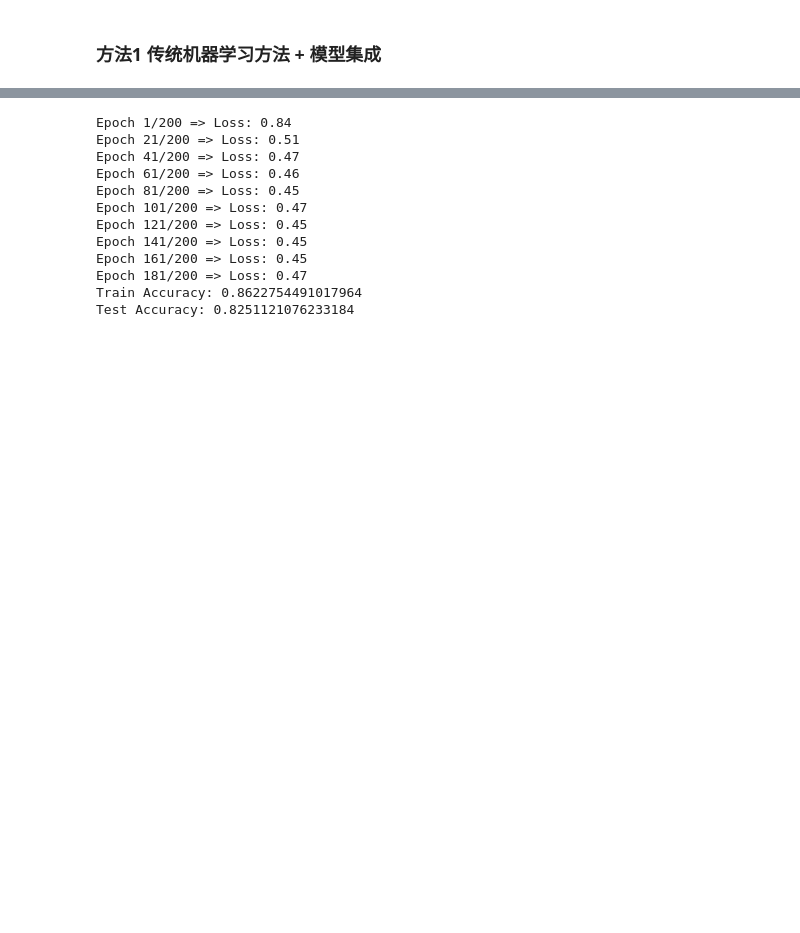
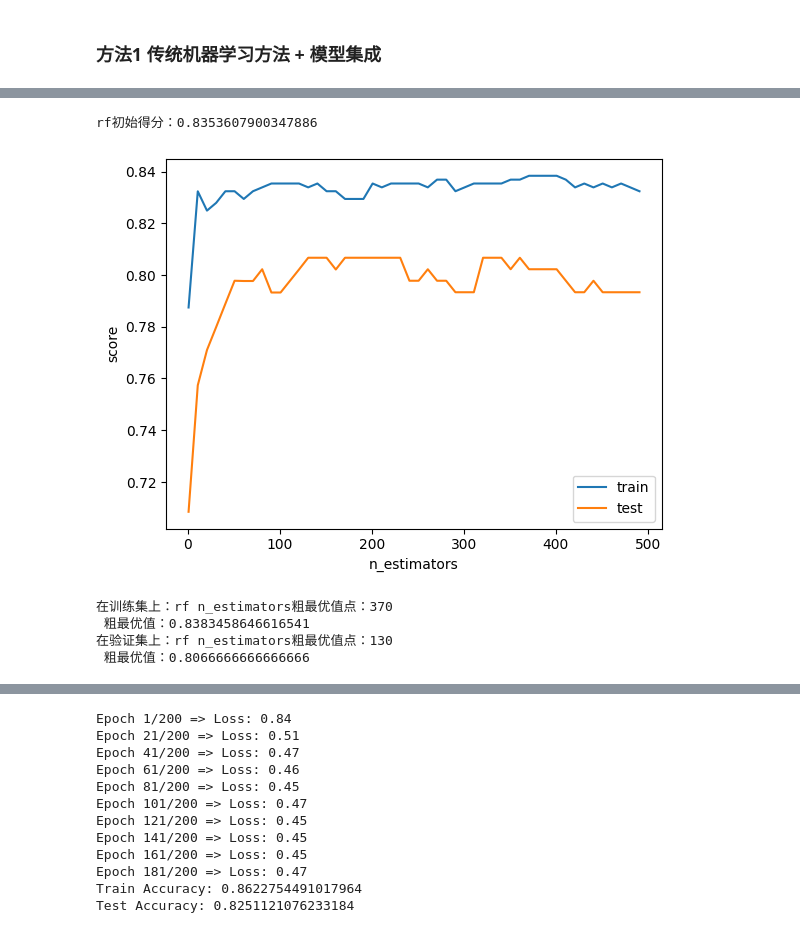
Before and after one commit to yuanmengqi/Titanic_prediction, a Jupyter notebook: Titanic.ipynb, the cells around one changed output, grey strips where cells are left out. Drawn from its saved outputs; the diff is of its cells as text; code cells hidden in the pictures; blank space fills up the shorter version.

```diff
--- a/Titanic.ipynb
+++ b/Titanic.ipynb
@@ -893,0 +776,34 @@ output_total['Survived_xgb'] = xgb.predict(X_test)
+# %%
+rf = RandomForestClassifier(n_estimators=100, max_depth=5, random_state=1)
+# 5折交叉验证计算初始得分
+print(f"rf初始得分：{cross_val_score(rf, train_x, train_y, cv=5).mean()}")
+
+# 通过绘制学习曲线调参
+# n_estimators
+score = []
+score_ood = []
+for i in range(1, 500, 10):
+    rf = RandomForestClassifier(n_estimators=i, max_depth=5, random_state=1)
+    score.append(cross_val_score(rf, train_x, train_y, cv=5).mean())
+    score_ood.append(cross_val_score(rf, test_x, test_y, cv=5).mean())
+fig, ax = plt.subplots()
+ax.plot(range(1, 500, 10), score, label='train')
+ax.plot(range(1, 500, 10), score_ood, label='test')
+ax.set_xlabel('n_estimators')
+ax.set_ylabel('score')
+ax.legend()
+plt.show()
+
+score_max = max(score)
+print(f"在训练集上：rf n_estimators粗最优值点：{score.index(score_max) * 10} \n 粗最优值：{score_max}")
+score_max_ood = max(score_ood)
+print(f"在验证集上：rf n_estimators粗最优值点：{score_ood.index(score_max_ood) * 10} \n 粗最优值：{score_max_ood}")
+# 由图可知，模型在训练集上100左右准确率趋于稳定，在验证集上在130之后准确率稳定，虽然在训练集上370能得到稍高值，但由图知370明显过拟合了，选择130左右值继续测试
+# 符合随机森林算法的一般规律：在一定范围内，子树数量越多，模型效果越好。而当子树数量越来越大时，准确率会发生波动
+# %% [output]
+rf初始得分：0.8353607900347886
+[figure, added]
+在训练集上：rf n_estimators粗最优值点：370
+ 粗最优值：0.8383458646616541
+在验证集上：rf n_estimators粗最优值点：130
+ 粗最优值：0.8066666666666666
```
Also changed, not shown: parts of 37 cells of this notebook, 1 other file.
